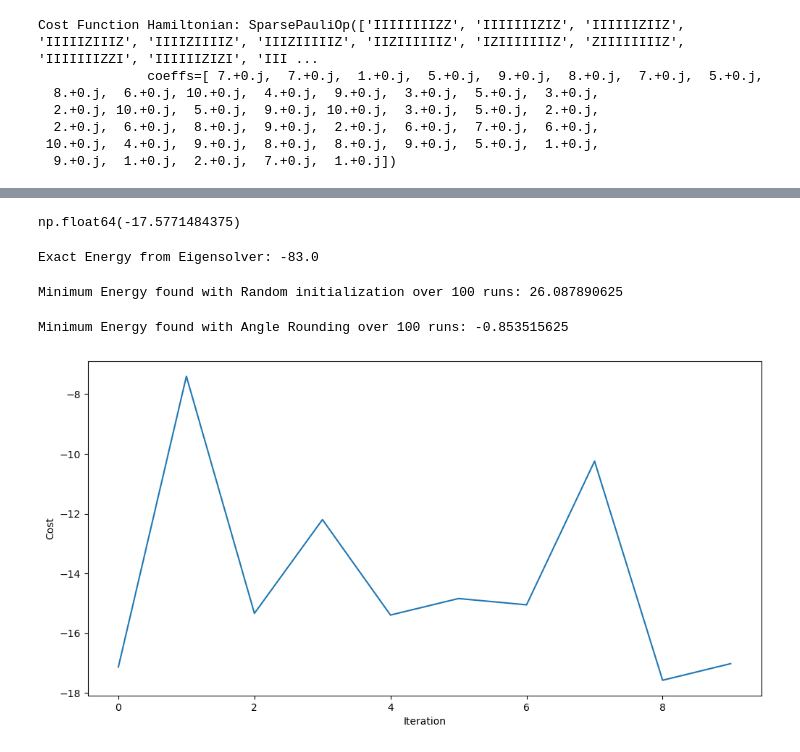
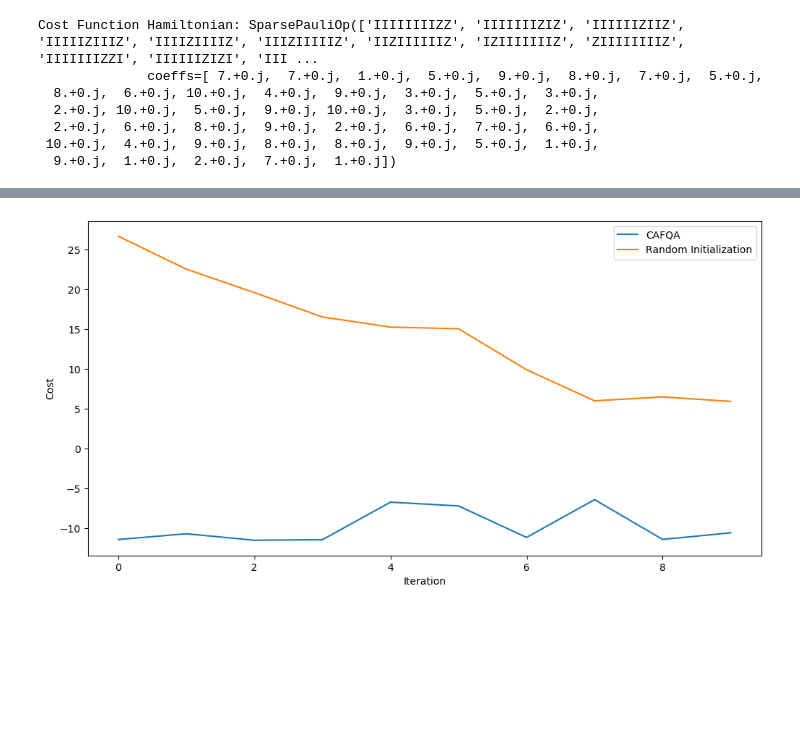
Before and after one commit to d-bharadwaj/SPIQ, a Jupyter notebook: testing_scripts/cafqa_qaoa.ipynb, the cells around one changed output, grey strips where cells are left out. Cells and saved outputs as stored; diff of their text form; code cells hidden in the pictures; blank space fills up the shorter version.

```diff
--- a/testing_scripts/cafqa_qaoa.ipynb
+++ b/testing_scripts/cafqa_qaoa.ipynb
@@ -178,0 +63,3 @@ q9: ----------------------------------------------------------------------------
+# %%
+#Run CAFQA process
+maxcut_qaoa.run_CAFQA(n_gens=10)
@@ -179,5 +93,6 @@ q9: ----------------------------------------------------------------------------
 # %%
-ordered_params = [param.name for param in pcirc.parameters]
+ordered_params = [param.name for param in maxcut_qaoa.pcirc.parameters]
 angle_multipliers = [-np.pi/4 if 'gamma' in param else np.pi/4 for param in ordered_params]
 
-init_params = [param * (np.pi/2) for param,multiplier in zip(ks_best,angle_multipliers)] #This has to be in the order we come across the gates.
+random_params = np.random.random(len(ordered_params))
+cafqa_params = [param * (np.pi/2) for param,multiplier in zip(maxcut_qaoa.ks_best,angle_multipliers)] #This has to be in the order we come across the gates.
@@ -208,21 +98,0 @@ def cost_func_estimator(params, ansatz, hamiltonian, estimator):
-# %%
-from qiskit_ibm_runtime import EstimatorV2 as Estimator
-from scipy.optimize import minimize
-
-noise_model = NoiseModel()
-noisy_backend = FakeMumbaiV2() # The fake backend
-noise_model = NoiseModel.from_backend(noisy_backend)
-
-
-backend = AerSimulator(method='statevector',noise_model=noise_model)
-estimator = Estimator(mode=backend)
-random_params = np.random.random(len(init_params))
-result = minimize(
-    cost_func_estimator,
-    init_params,
-    args=(pcirc, cost_hamiltonian, estimator),
-    method="COBYLA",
-    tol=1e-4,
-    options = {'maxiter':10}
-)
-print(result)
@@ -237,32 +99,14 @@ print(result)
-# %%
-result.fun
-# %% [output]
-np.float64(-17.5771484375)
-# %%
-# Solve with classical Eigensolver for comparison
-eigensolver = NumPyMinimumEigensolver()
-exact_solution = eigensolver.compute_minimum_eigenvalue(cost_hamiltonian).eigenvalue.real
-print("Exact Energy from Eigensolver:", exact_solution)
-# %% [output]
-Exact Energy from Eigensolver: -83.0
-# %%
-random_energies = [evaluate_energy(pcirc, cost_hamiltonian, np.random.random(len(ks_best))) for _ in range(1)]
-min_energy = min(random_energies)
-print(f"Minimum Energy found with Random initialization over 100 runs: {min_energy}")
-# %% [output]
-Minimum Energy found with Random initialization over 100 runs: 26.087890625
-# %%
-rounded_angles = np.random.choice(np.arange(-np.pi, np.pi + np.pi/8, np.pi/8), len(ks_best))
-rounded_energies = [evaluate_energy(pcirc, cost_hamiltonian, rounded_angles) for _ in range(1)]
-print(f"Minimum Energy found with Angle Rounding over 100 runs: {min(rounded_energies)}")
-# %% [output]
-Minimum Energy found with Angle Rounding over 100 runs: -0.853515625
+# %%
+cafqa_result, cafqa_obj_values =maxcut_qaoa.run_qaoa(cafqa_params,max_iters=10)
+random_result, random_obj_values =maxcut_qaoa.run_qaoa(random_params,max_iters=10)
 # %%
 plt.figure(figsize=(12, 6))
-plt.plot(objective_func_vals)
+plt.plot(cafqa_obj_values, label="CAFQA")
+plt.plot(random_obj_values, label="Random Initialization")
+plt.legend()
 plt.xlabel("Iteration")
 plt.ylabel("Cost")
 plt.show()
 # %% [output]
-[figure, old version]
+[figure, new version]
 # %%
```
Also changed, not shown: parts of 26 cells of this notebook, 2 other files.
